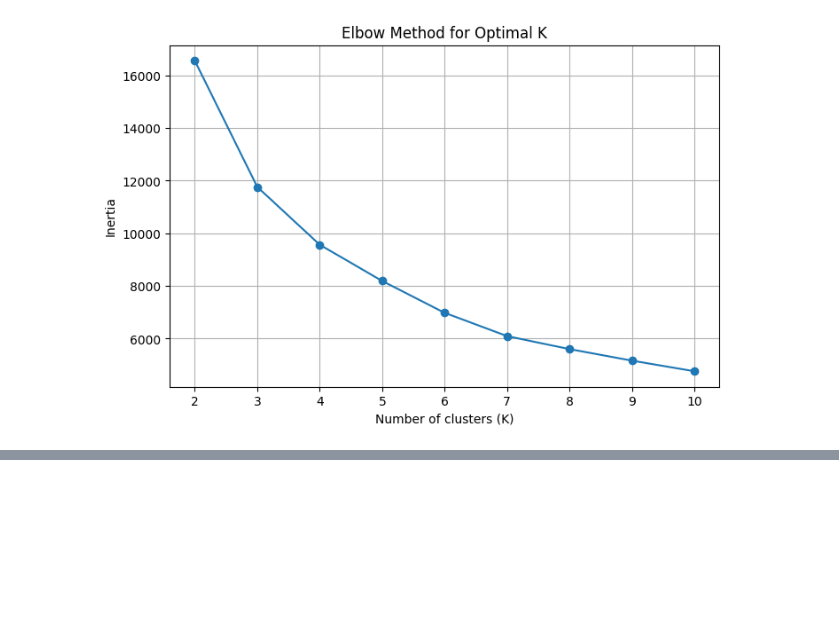
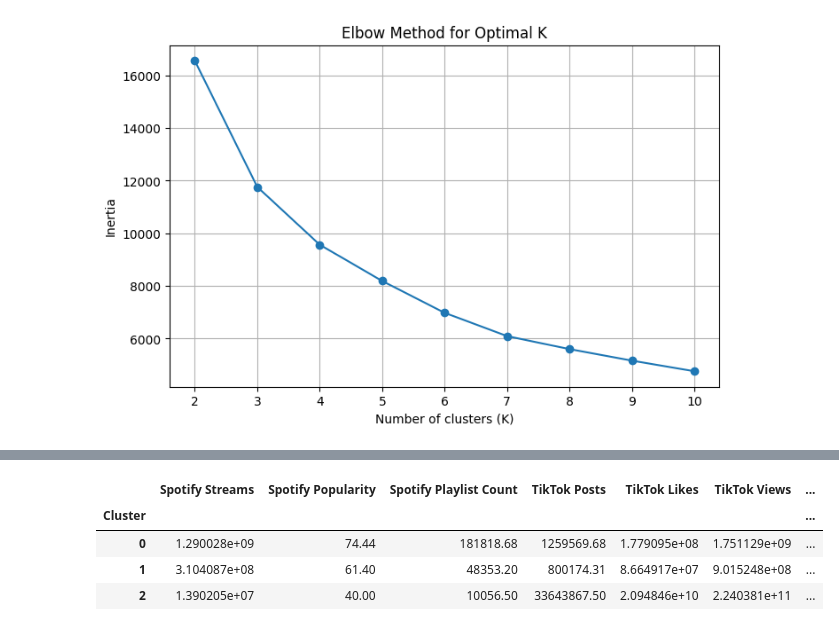
Before and after one commit to letti70033/spotify-tiktok-analysis, a Jupyter notebook: Notebook.ipynb, the cells around one changed output, grey strips where cells are left out. Saved outputs shown, nothing was run; the diff lists cells and outputs as text; code cells hidden in the pictures; blank space fills up the shorter version.

Commit message:
Cluster analysis (to be finished)

```diff
--- a/Notebook.ipynb
+++ b/Notebook.ipynb
@@ -1029,0 +1039,10 @@ plt.show()
+# %%
+# Choose the optimal K based on Elbow and Silhouette results
+optimal_k = 3  # change if another value looks better from the plots
+
+# Apply K-Means
+kmeans = KMeans(n_clusters=optimal_k, random_state=42, n_init=10)
+df['Cluster'] = kmeans.fit_predict(X_scaled)
+
+# Check cluster distribution
+df['Cluster'].value_counts()
@@ -1029,0 +1062,10 @@ plt.show()
+# %%
+# Analyze the characteristics of each cluster
+cluster_summary = df.groupby('Cluster')[features].mean().round(2)
+cluster_summary
+# %% [output]
+|  | Spotify Streams | Spotify Popularity | Spotify Playlist Count | TikTok Posts | TikTok Likes | TikTok Views | ... |
+| Cluster |  |  |  |  |  |  | ... |
+| 0 | 1.290028e+09 | 74.44 | 181818.68 | 1259569.68 | 1.779095e+08 | 1.751129e+09 | ... |
+| 1 | 3.104087e+08 | 61.40 | 48353.20 | 800174.31 | 8.664917e+07 | 9.015248e+08 | ... |
+| 2 | 1.390205e+07 | 40.00 | 10056.50 | 33643867.50 | 2.094846e+10 | 2.240381e+11 | ... |
```
Also changed, not shown: parts of 16 cells of this notebook.
